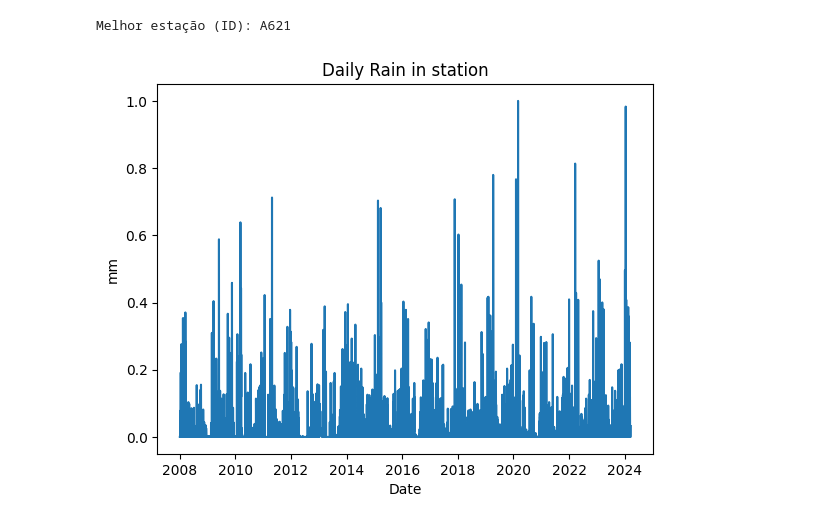
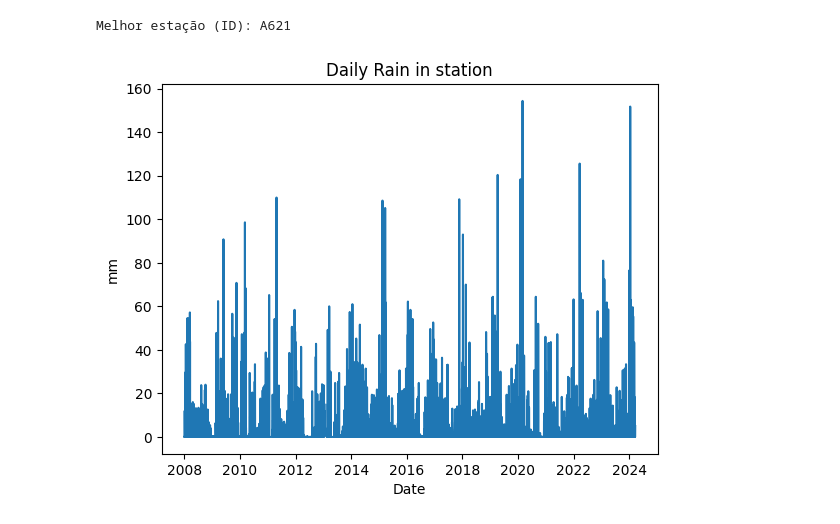
Before and after one commit to pedroboseximenes/tcc, a Jupyter notebook: brDwgd/notebooks/processandoDados.ipynb, the cells around one changed output. Saved outputs shown, nothing was run; the diff lists cells and outputs as text; code cells hidden in the pictures.

```diff
--- a/brDwgd/notebooks/processandoDados.ipynb
+++ b/brDwgd/notebooks/processandoDados.ipynb
@@ -10,17 +9,12 @@ import access_br_dwgd as access_br_dwgd
 # %%
 #Precipitation (pr, mm);
 timeseries = access_br_dwgd.recuperar_dados_br_dwgd_com_area()
-scaler = MinMaxScaler(feature_range=(0, 1))
-df_scaled = scaler.fit_transform(timeseries.values.reshape(-1, 1))
-timeseries = pd.Series(df_scaled.flatten(), index=timeseries.index)
 datas = timeseries.index
-plt.plot(timeseries)
+plt.plot(timeseries['chuva'])
 plt.title('Daily Rain in station')
 plt.xlabel('Date')
 plt.ylabel('mm')
 plt.show()
-
-print()
 # %% [output]
 Melhor estação (ID): A621
-[figure, old version]
+[figure, new version]
```
Also changed, not shown: parts of 5 cells of this notebook, 10 other files.
